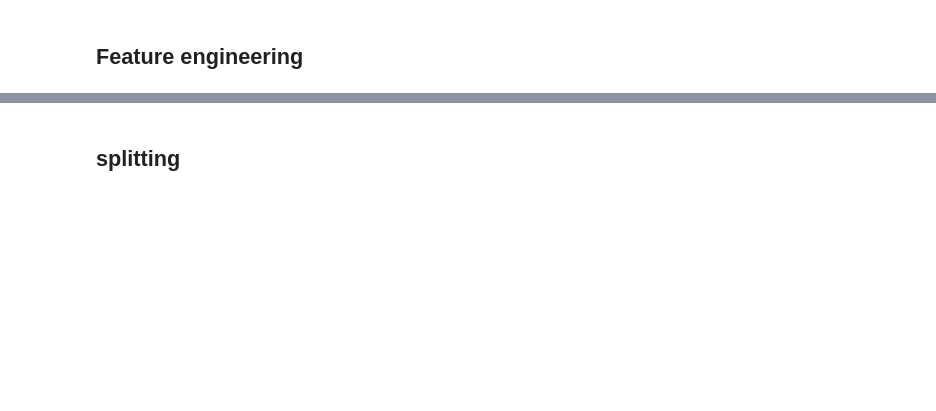
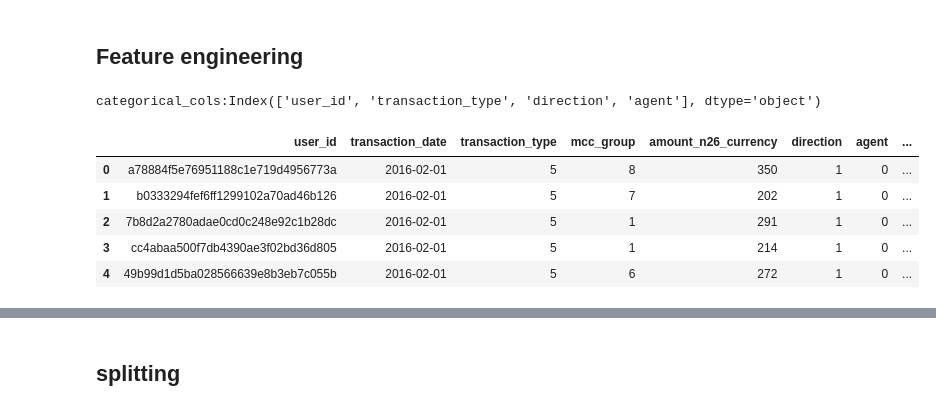
Before and after one commit to aadinoyiibrahim/income, a Jupyter notebook: src/example1.ipynb, the cells around one changed output, grey strips where cells are left out. Cells and saved outputs as stored; diff of their text form; code cells hidden in the pictures; blank space fills up the shorter version.

```diff
--- a/src/example1.ipynb
+++ b/src/example1.ipynb
@@ -296,7 +323,11 @@ Name: proportion, dtype: float64
 # %% [markdown]
 ## Feature engineering
 # %%
-# encoding categorical columns
+'''
+----------------------
+encoding categorical columns
+----------------------
+'''
 
 categorical_cols = data_train_main_filled.select_dtypes(include = 'object').columns
 print(f'categorical_cols:{categorical_cols}')
@@ -308,7 +339,21 @@ for col in categorical_cols[1:]:
 # set mcc_group into integer
 
 data_train_main_filled['mcc_group'] = data_train_main_filled['mcc_group'].astype(int)
+# %% [output]
+categorical_cols:Index(['user_id', 'transaction_type', 'direction', 'agent'], dtype='object')
 # %%
-# A view of the updated data
+'''
+----------------------
+view of the updated data
+----------------------
+'''
+
 data_train_main_filled.head()
+# %% [output]
+|  | user_id | transaction_date | transaction_type | mcc_group | amount_n26_currency | direction | agent | ... |
+| 0 | a78884f5e76951188c1e719d4956773a | 2016-02-01 | 5 | 8 | 350 | 1 | 0 | ... |
+| 1 | b0333294fef6ff1299102a70ad46b126 | 2016-02-01 | 5 | 7 | 202 | 1 | 0 | ... |
+| 2 | 7b8d2a2780adae0cd0c248e92c1b28dc | 2016-02-01 | 5 | 1 | 291 | 1 | 0 | ... |
+| 3 | cc4abaa500f7db4390ae3f02bd36d805 | 2016-02-01 | 5 | 1 | 214 | 1 | 0 | ... |
+| 4 | 49b99d1d5ba028566639e8b3eb7c055b | 2016-02-01 | 5 | 6 | 272 | 1 | 0 | ... |
 # %%
```
Also changed, not shown: parts of 48 cells of this notebook, 7 other files.
